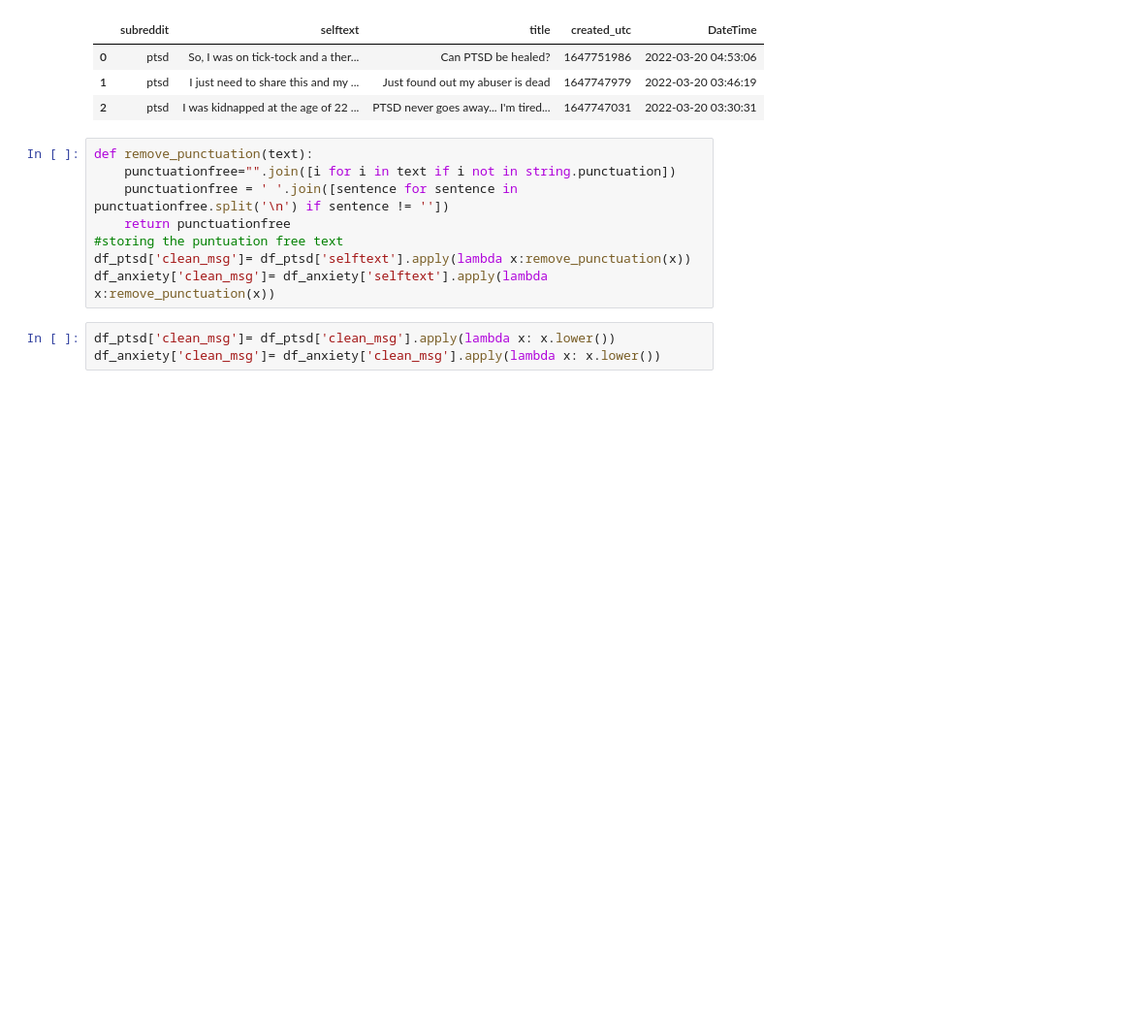
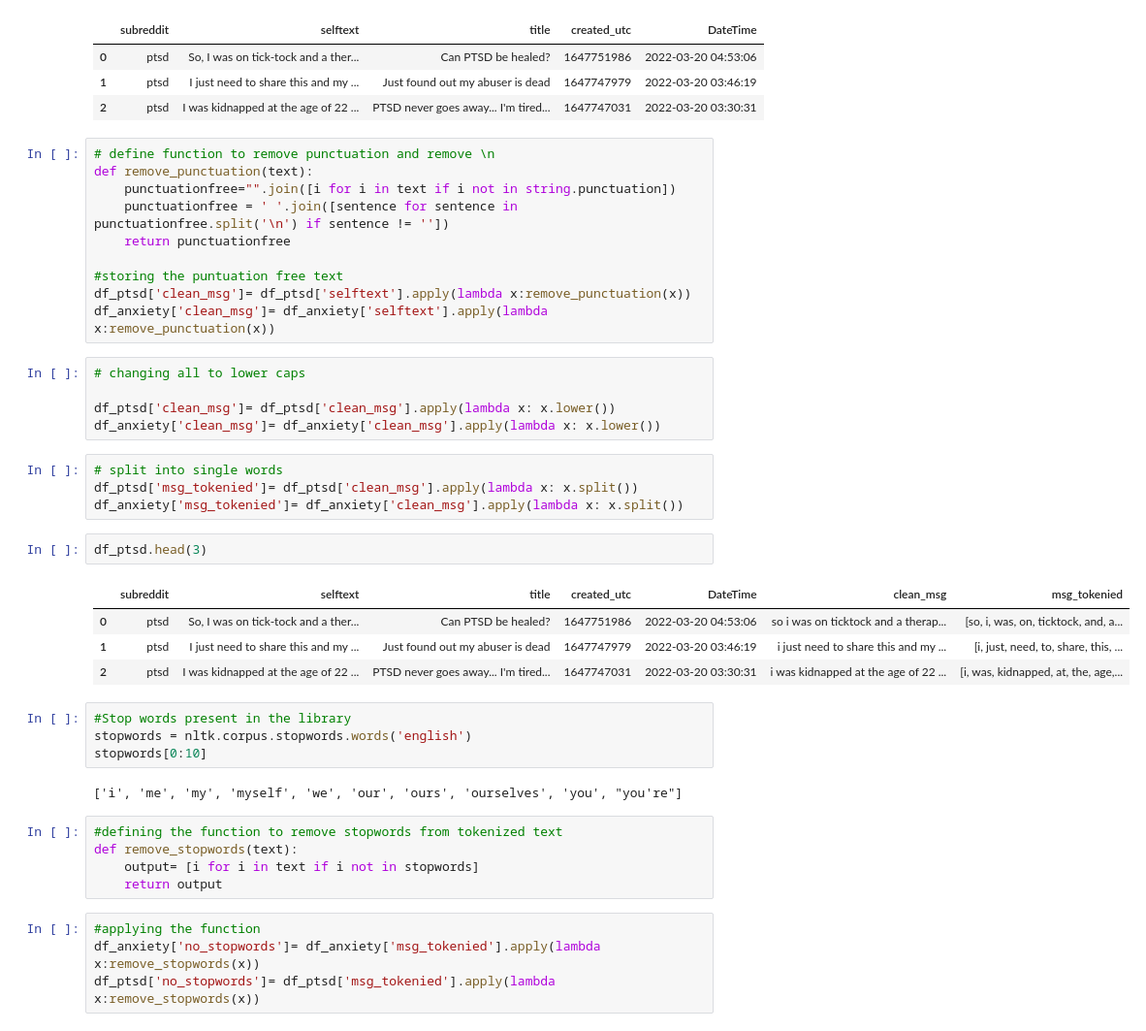
Before and after one commit to msamhz/GA-Lessons, a Jupyter notebook: project_3/Sample_test.ipynb, the cells around one changed output. Shown at 97% size. Drawn from its saved outputs; the diff is of its cells as text; blank space fills up the shorter version.

```diff
--- a/project_3/Sample_test.ipynb
+++ b/project_3/Sample_test.ipynb
@@ -215,13 +224,43 @@ df_ptsd.head(3)
 | 1 | ptsd | I just need to share this and my ... | Just found out my abuser is dead | 1647747979 | 2022-03-20 03:46:19 |
 | 2 | ptsd | I was kidnapped at the age of 22 ... | PTSD never goes away... I'm tired... | 1647747031 | 2022-03-20 03:30:31 |
 # %%
+# define function to remove punctuation and remove \n
 def remove_punctuation(text):
     punctuationfree="".join([i for i in text if i not in string.punctuation])
     punctuationfree = ' '.join([sentence for sentence in punctuationfree.split('\n') if sentence != ''])
     return punctuationfree
+
 #storing the puntuation free text
 df_ptsd['clean_msg']= df_ptsd['selftext'].apply(lambda x:remove_punctuation(x))
 df_anxiety['clean_msg']= df_anxiety['selftext'].apply(lambda x:remove_punctuation(x))
 # %%
+# changing all to lower caps
+
 df_ptsd['clean_msg']= df_ptsd['clean_msg'].apply(lambda x: x.lower())
 df_anxiety['clean_msg']= df_anxiety['clean_msg'].apply(lambda x: x.lower())
+# %%
+# split into single words
+df_ptsd['msg_tokenied']= df_ptsd['clean_msg'].apply(lambda x: x.split())
+df_anxiety['msg_tokenied']= df_anxiety['clean_msg'].apply(lambda x: x.split())
+# %%
+df_ptsd.head(3)
+# %% [output]
+|  | subreddit | selftext | title | created_utc | DateTime | clean_msg | msg_tokenied |
+| 0 | ptsd | So, I was on tick-tock and a ther... | Can PTSD be healed? | 1647751986 | 2022-03-20 04:53:06 | so i was on ticktock and a therap... | [so, i, was, on, ticktock, and, a... |
+| 1 | ptsd | I just need to share this and my ... | Just found out my abuser is dead | 1647747979 | 2022-03-20 03:46:19 | i just need to share this and my ... | [i, just, need, to, share, this, ... |
+| 2 | ptsd | I was kidnapped at the age of 22 ... | PTSD never goes away... I'm tired... | 1647747031 | 2022-03-20 03:30:31 | i was kidnapped at the age of 22 ... | [i, was, kidnapped, at, the, age,... |
+# %%
+#Stop words present in the library
+stopwords = nltk.corpus.stopwords.words('english')
+stopwords[0:10]
+# %% [output]
+['i', 'me', 'my', 'myself', 'we', 'our', 'ours', 'ourselves', 'you', "you're"]
+# %%
+#defining the function to remove stopwords from tokenized text
+def remove_stopwords(text):
+    output= [i for i in text if i not in stopwords]
+    return output
+# %%
+#applying the function
+df_anxiety['no_stopwords']= df_anxiety['msg_tokenied'].apply(lambda x:remove_stopwords(x))
+df_ptsd['no_stopwords']= df_ptsd['msg_tokenied'].apply(lambda x:remove_stopwords(x))
```
Also changed, not shown: parts of 2 cells of this notebook.
